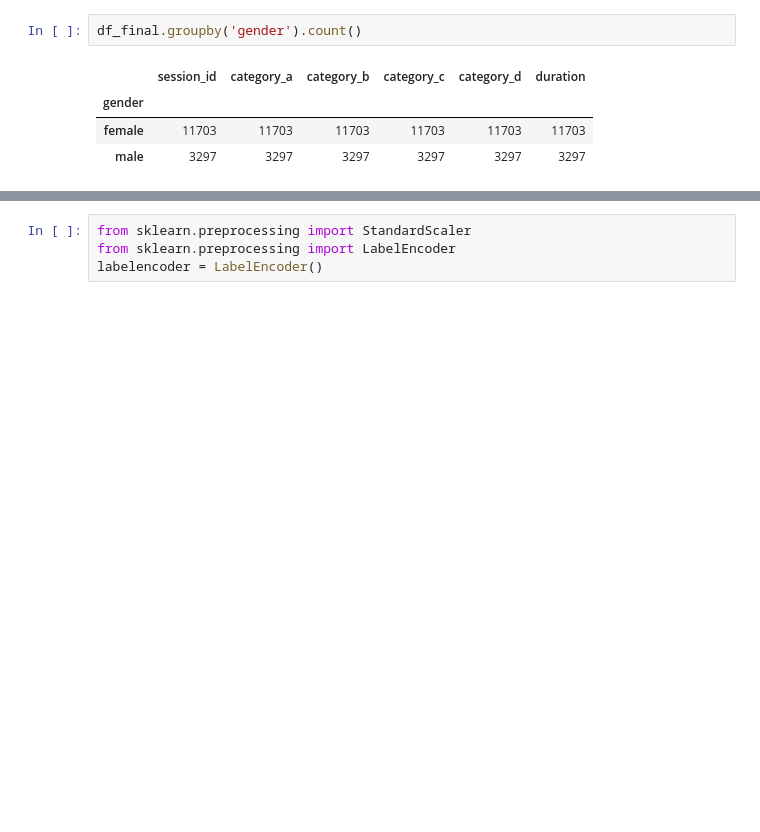
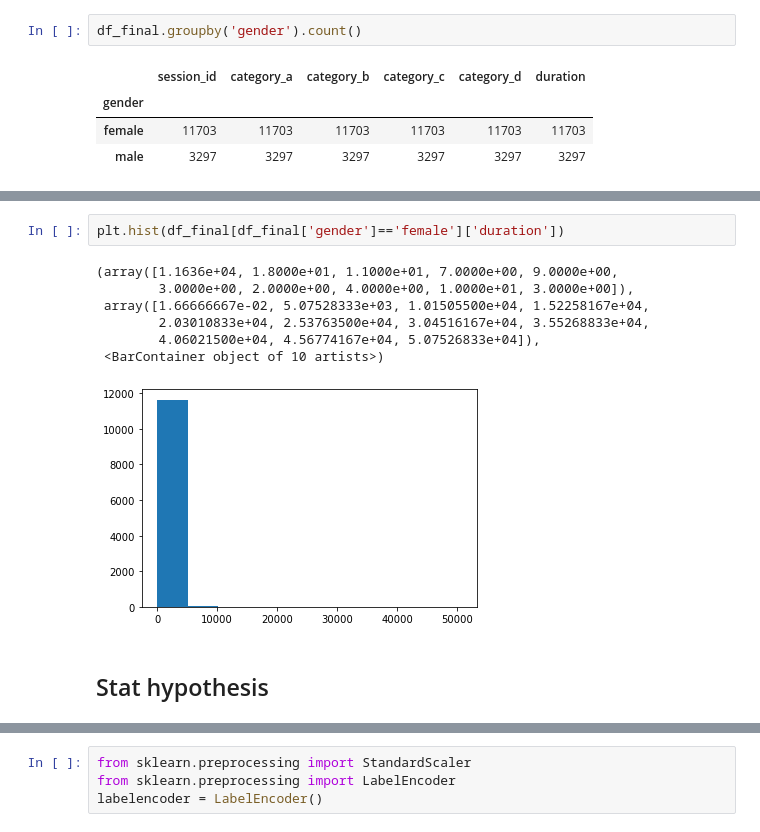
Before and after one commit to temav/Cinimex, a Jupyter notebook: notebooks/Prediction.ipynb, the cells around one changed output, grey strips where cells are left out. Saved outputs shown, nothing was run; the diff lists cells and outputs as text; blank space fills up the shorter version.

```diff
--- a/notebooks/Prediction.ipynb
+++ b/notebooks/Prediction.ipynb
@@ -162,0 +239,12 @@ df_final.groupby('gender').count()
+# %%
+plt.hist(df_final[df_final['gender']=='female']['duration'])
+# %% [output]
+(array([1.1636e+04, 1.8000e+01, 1.1000e+01, 7.0000e+00, 9.0000e+00,
+        3.0000e+00, 2.0000e+00, 4.0000e+00, 1.0000e+01, 3.0000e+00]),
+ array([1.66666667e-02, 5.07528333e+03, 1.01505500e+04, 1.52258167e+04,
+        2.03010833e+04, 2.53763500e+04, 3.04516167e+04, 3.55268833e+04,
+        4.06021500e+04, 4.56774167e+04, 5.07526833e+04]),
+ <BarContainer object of 10 artists>)
+[figure, added]
+# %% [markdown]
+## Stat hypothesis
```
Also changed, not shown: parts of 25 cells of this notebook.
